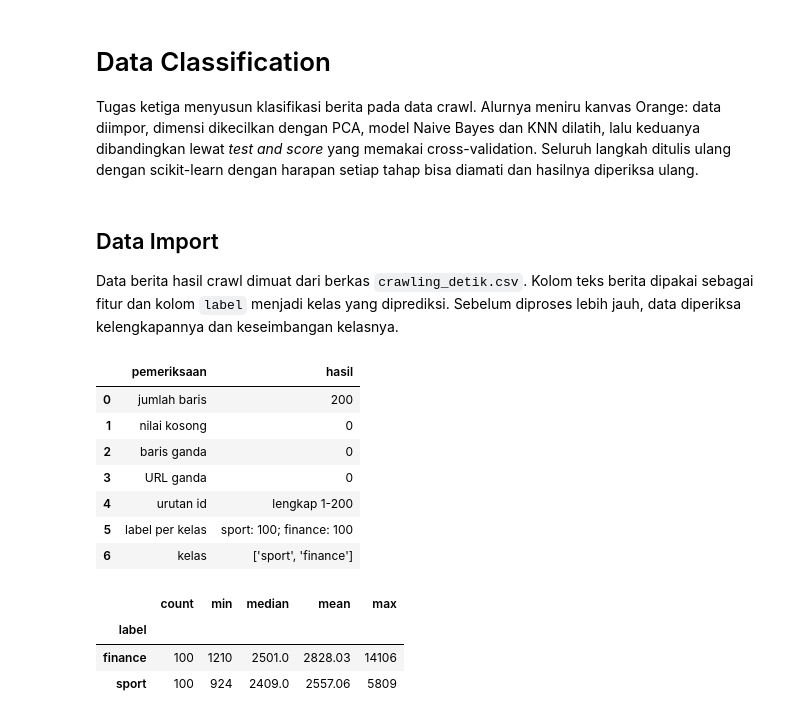
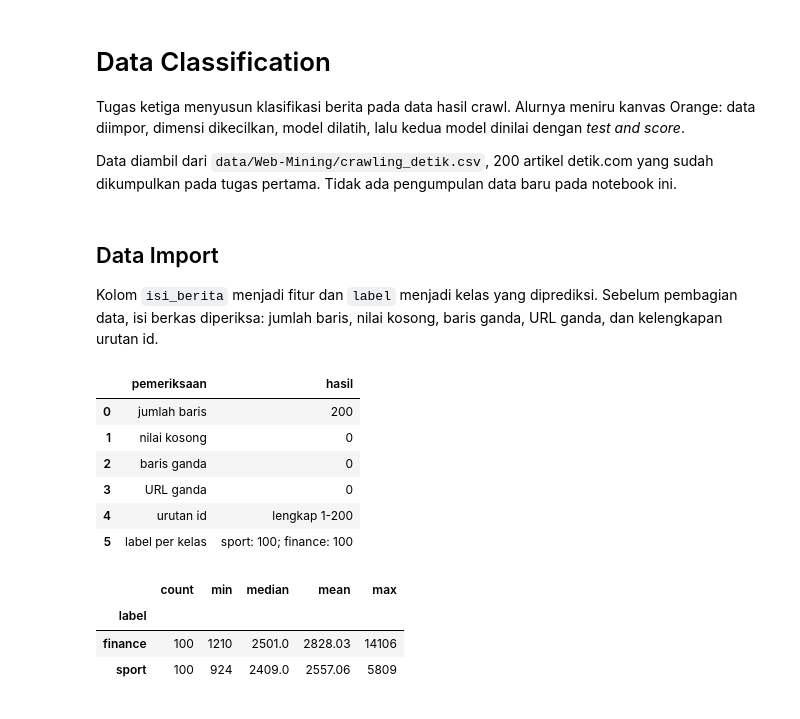
Before and after one commit to rhindottire/PPW, a Jupyter notebook: notebook/book/book-3.ipynb, the cells around one changed output. Saved outputs shown, nothing was run; the diff lists cells and outputs as text; code cells hidden in the pictures.

```diff
--- a/notebook/book/book-3.ipynb
+++ b/notebook/book/book-3.ipynb
@@ -1,9 +1,11 @@
 # %% [markdown]
 # Data Classification
 
-Tugas ketiga menyusun klasifikasi berita pada data crawl. Alurnya meniru kanvas
-Orange: data diimpor, dimensi dikecilkan dengan PCA, model Naive Bayes dan KNN
-dilatih, lalu keduanya dibandingkan lewat *test and score* yang memakai
-cross-validation. Seluruh langkah ditulis ulang dengan scikit-learn dengan
-harapan setiap tahap bisa diamati dan hasilnya diperiksa ulang.
+Tugas ketiga menyusun klasifikasi berita pada data hasil crawl. Alurnya
+meniru kanvas Orange: data diimpor, dimensi dikecilkan, model dilatih, lalu
+kedua model dinilai dengan *test and score*.
+
+Data diambil dari `data/Web-Mining/crawling_detik.csv`, 200 artikel detik.com
+yang sudah dikumpulkan pada tugas pertama. Tidak ada pengumpulan data baru
+pada notebook ini.
 # %%
@@ -23,33 +40,33 @@ import matplotlib.pyplot as plt
 # %% [markdown]
 ## Data Import
 
-Data berita hasil crawl dimuat dari berkas `crawling_detik.csv`. Kolom teks
-berita dipakai sebagai fitur dan kolom `label` menjadi kelas yang diprediksi.
-Sebelum diproses lebih jauh, data diperiksa kelengkapannya dan keseimbangan
-kelasnya.
+Kolom `isi_berita` menjadi fitur dan `label` menjadi kelas yang diprediksi.
+Sebelum pembagian data, isi berkas diperiksa: jumlah baris, nilai kosong,
+baris ganda, URL ganda, dan kelengkapan urutan id.
 # %%
 DATA = "../../data/Web-Mining"
 df = pd.read_csv(f"{DATA}/crawling_detik.csv")
 
 checks = pd.DataFrame({
     "pemeriksaan": ["jumlah baris", "nilai kosong", "baris ganda",
-                    "URL ganda", "urutan id", "label per kelas", "kelas"],
+                   "URL ganda", "urutan id", "label per kelas"],
     "hasil": [len(df), df.isna().sum().sum(), df.duplicated().sum(),
               df["url"].duplicated().sum(),
-              "lengkap 1-" + str(len(df)) if list(df["id"]) == list(range(1, len(df) + 1)) else "tidak urut",
-              "; ".join(f"{k}: {v}" for k, v in df["label"].value_counts().items()),
-              str(df["label"].dropna().unique().tolist())],
+              "lengkap 1-" + str(len(df))
+              if list(df["id"]) == list(range(1, len(df) + 1))
+              else "tidak urut",
+              "; ".join(f"{k}: {v}"
+                         for k, v in df["label"].value_counts().items())],
 })
 checks
 # %% [output]
 |  | pemeriksaan | hasil |
 | 0 | jumlah baris | 200 |
 | 1 | nilai kosong | 0 |
 | 2 | baris ganda | 0 |
 | 3 | URL ganda | 0 |
 | 4 | urutan id | lengkap 1-200 |
 | 5 | label per kelas | sport: 100; finance: 100 |
-| 6 | kelas | ['sport', 'finance'] |
 # %%
 df["panjang"] = df["isi_berita"].str.len()
 df.groupby("label")["panjang"].agg(["count", "min", "median", "mean", "max"])
```
Also changed, not shown: parts of 39 cells of this notebook, 1 other file.
